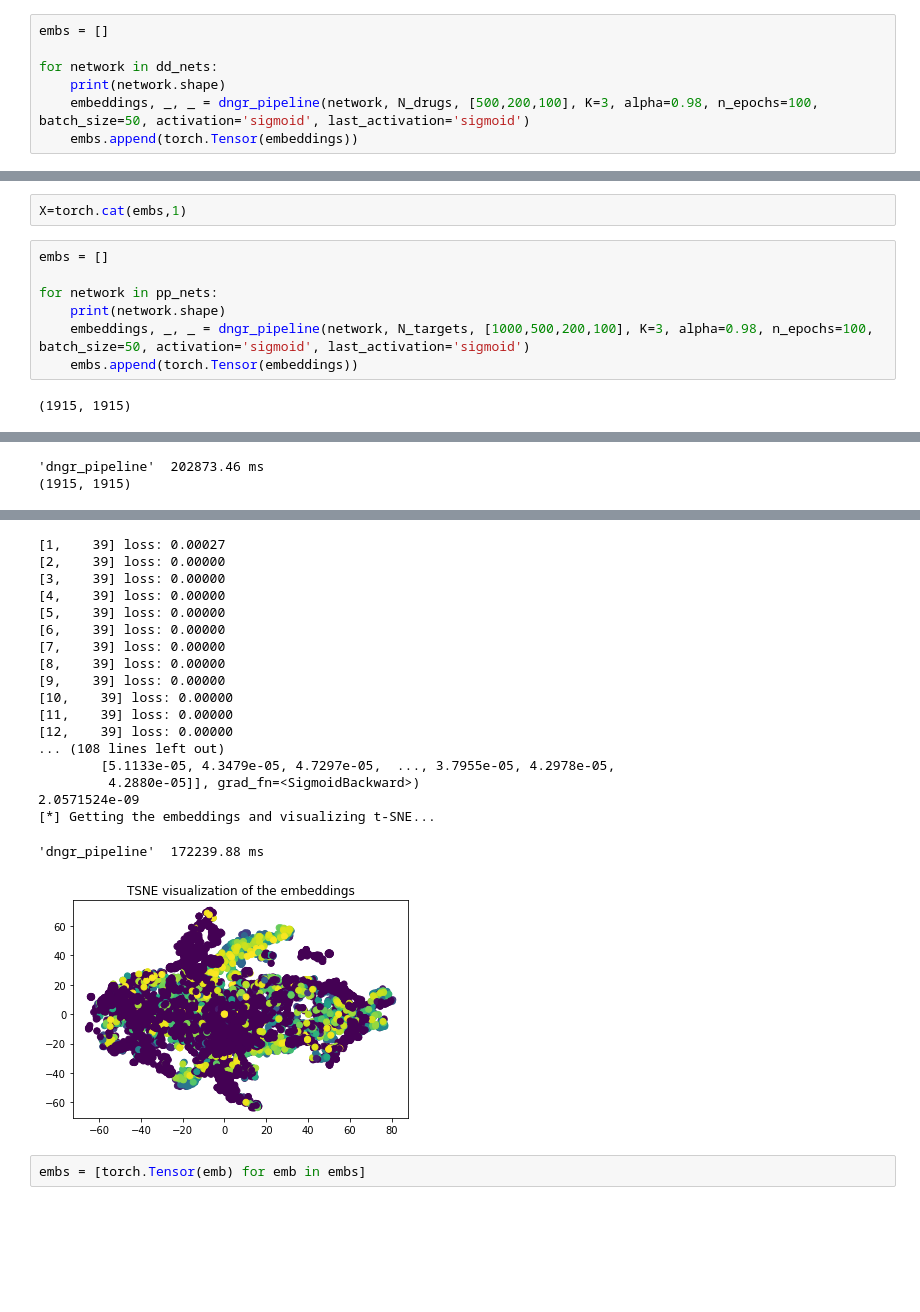
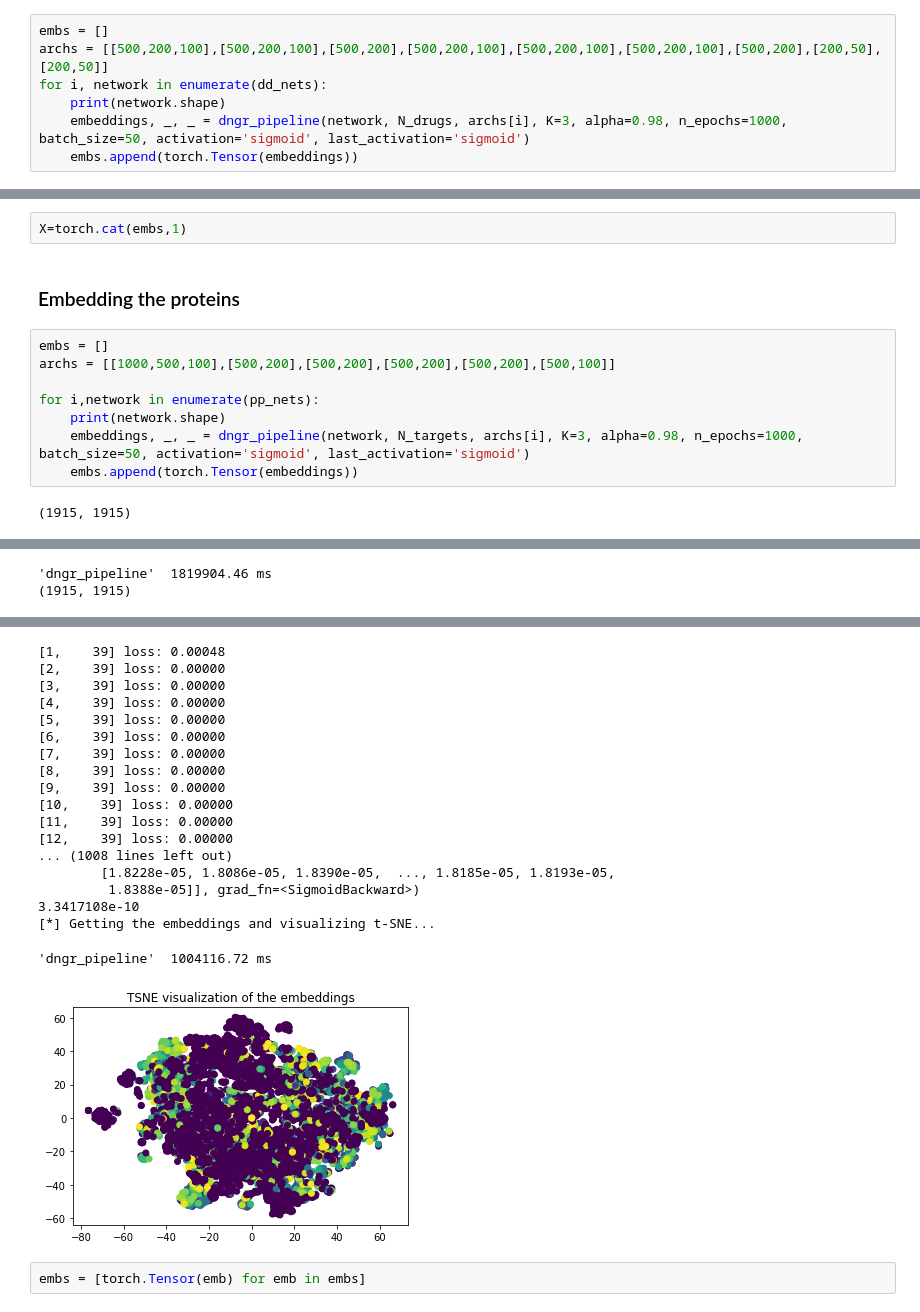
Before and after one commit to michavcr/Deep-Networks-for-Graph-Representation, a Jupyter notebook: notebook/Run on deepDTnet data.ipynb, the cells around one changed output, grey strips where cells are left out. Drawn from its saved outputs; the diff is of its cells as text; blank space fills up the shorter version.

```diff
--- a/notebook/Run on deepDTnet data.ipynb
+++ b/notebook/Run on deepDTnet data.ipynb
@@ -46,9 +54,9 @@ pp_nets = [pp_net] + pp_sim_nets + [compute_similarity(net) for net in pp_to_sim
 # %%
 embs = []
-
-for network in dd_nets:
+archs = [[500,200,100],[500,200,100],[500,200],[500,200,100],[500,200,100],[500,200,100],[500,200],[200,50],[200,50]]
+for i, network in enumerate(dd_nets):
     print(network.shape)
-    embeddings, _, _ = dngr_pipeline(network, N_drugs, [500,200,100], K=3, alpha=0.98, n_epochs=100, batch_size=50, activation='sigmoid', last_activation='sigmoid')
+    embeddings, _, _ = dngr_pipeline(network, N_drugs, archs[i], K=3, alpha=0.98, n_epochs=1000, batch_size=50, activation='sigmoid', last_activation='sigmoid')
     embs.append(torch.Tensor(embeddings))
 # %% [output]
 (732, 732)
@@ -214,12 +222,15 @@ for network in dd_nets:
 embs = [torch.Tensor(emb) for emb in embs]
 # %%
 X=torch.cat(embs,1)
+# %% [markdown]
+### Embedding the proteins
 # %%
 embs = []
+archs = [[1000,500,100],[500,200],[500,200],[500,200],[500,200],[500,100]]
 
-for network in pp_nets:
+for i,network in enumerate(pp_nets):
     print(network.shape)
-    embeddings, _, _ = dngr_pipeline(network, N_targets, [1000,500,200,100], K=3, alpha=0.98, n_epochs=100, batch_size=50, activation='sigmoid', last_activation='sigmoid')
+    embeddings, _, _ = dngr_pipeline(network, N_targets, archs[i], K=3, alpha=0.98, n_epochs=1000, batch_size=50, activation='sigmoid', last_activation='sigmoid')
     embs.append(torch.Tensor(embeddings))
 # %% [output]
 (1915, 1915)
@@ -242,3 +253,3 @@ for network in pp_nets:
 [*] Getting the embeddings and visualizing t-SNE...
-'dngr_pipeline'  202873.46 ms
+'dngr_pipeline'  1819904.46 ms
 (1915, 1915)
@@ -312,23 +323,23 @@ for network in pp_nets:
 (1915, 1915)
-[1,    39] loss: 0.00027
+[1,    39] loss: 0.00048
 [2,    39] loss: 0.00000
 [3,    39] loss: 0.00000
 [4,    39] loss: 0.00000
 [5,    39] loss: 0.00000
 [6,    39] loss: 0.00000
 [7,    39] loss: 0.00000
 [8,    39] loss: 0.00000
 [9,    39] loss: 0.00000
 [10,    39] loss: 0.00000
 [11,    39] loss: 0.00000
 [12,    39] loss: 0.00000
-... (108 lines left out)
-        [5.1133e-05, 4.3479e-05, 4.7297e-05,  ..., 3.7955e-05, 4.2978e-05,
-         4.2880e-05]], grad_fn=<SigmoidBackward>)
-2.0571524e-09
+... (1008 lines left out)
+        [1.8228e-05, 1.8086e-05, 1.8390e-05,  ..., 1.8185e-05, 1.8193e-05,
+         1.8388e-05]], grad_fn=<SigmoidBackward>)
+3.3417108e-10
 [*] Getting the embeddings and visualizing t-SNE...
-'dngr_pipeline'  172239.88 ms
+'dngr_pipeline'  1004116.72 ms
-[figure, old version]
+[figure, new version]
 # %%
 embs = [torch.Tensor(emb) for emb in embs]
 # %%
```
Also changed, not shown: parts of 36 cells of this notebook, 4 other files.
